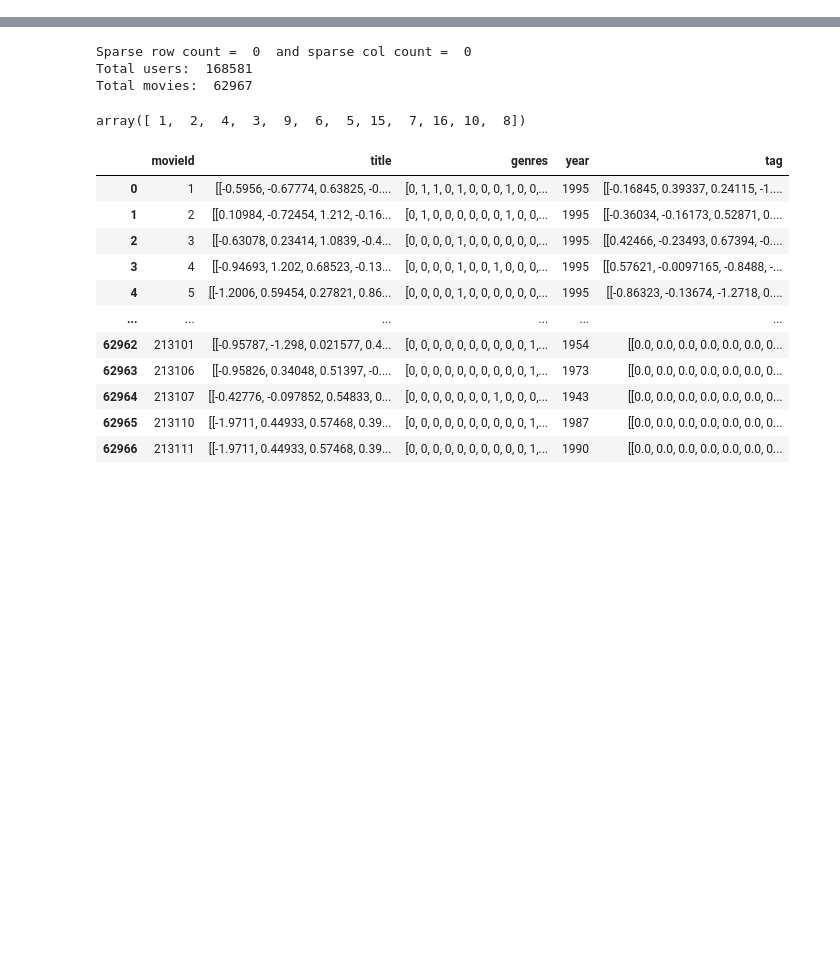
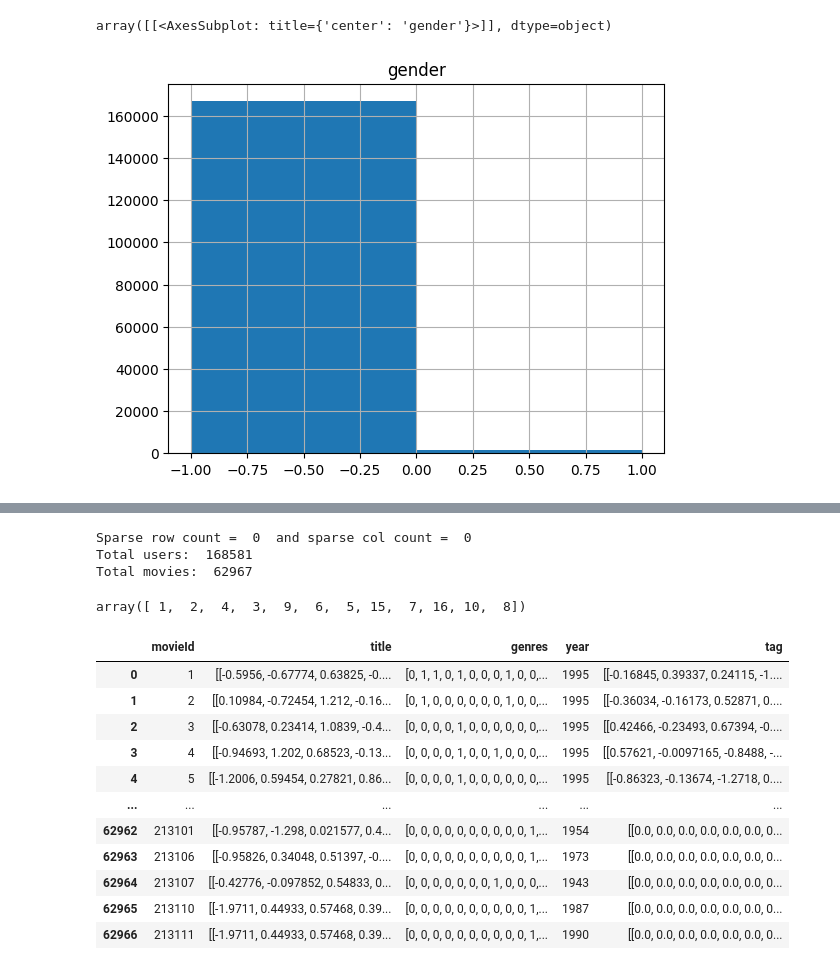
Before and after one commit to MisfitMade/Recommender, a Jupyter notebook: resources/DataAugmentation.ipynb, the cells around one changed output, grey strips where cells are left out. Saved outputs shown, nothing was run; the diff lists cells and outputs as text; code cells hidden in the pictures; blank space fills up the shorter version.

```diff
--- a/resources/DataAugmentation.ipynb
+++ b/resources/DataAugmentation.ipynb
@@ -76,0 +12,4 @@ ratings_df = pd.concat([ratings_25M_df, ratings_1M_df], ignore_index=True)
+# %%
+# First, make sure the data we want exists. If not, download from google drive
+R_Lib.verify_raw_data_exists()
+movies_df, users_df, ratings_df = R_Lib.read_raw_data()
@@ -76,0 +40,6 @@ ratings_df = pd.concat([ratings_25M_df, ratings_1M_df], ignore_index=True)
+# %%
+# Can see that it is mostlty males who gave ratings (-1=M, 1=F)
+users_df.hist(column=R_Lib.MOVIE_LENS_1M_GENDER_COL, bins=2)
+# %% [output]
+array([[<AxesSubplot: title={'center': 'gender'}>]], dtype=object)
+[figure, added]
```
Also changed, not shown: parts of 22 cells of this notebook, 9 other files.
